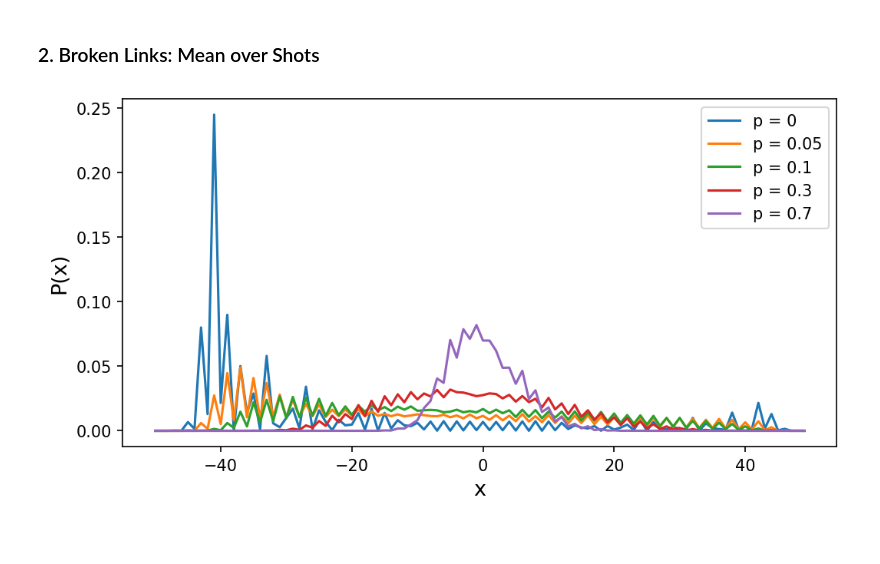
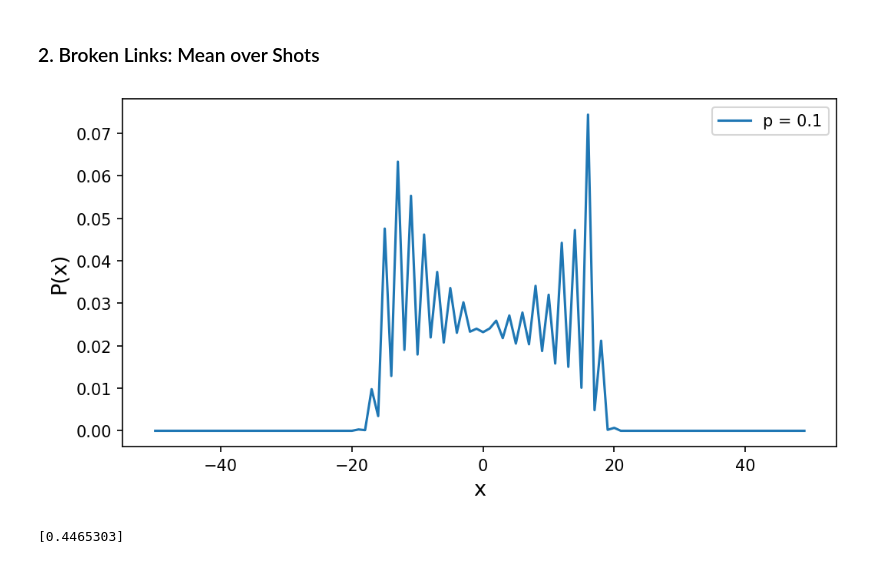
Before and after one commit to qwchagas/cirm_qw, a Jupyter notebook: sqw_broken.ipynb, the cells around one changed output. Drawn from its saved outputs; the diff is of its cells as text; code cells hidden in the pictures.

```diff
--- a/sqw_broken.ipynb
+++ b/sqw_broken.ipynb
@@ -65,38 +65,48 @@ plt.show()
 # Parameters
 n = 50
 N = 2*n
-steps = 25
-exp_samples = 500
+steps = 10
+exp_samples = 700
 
 # Angles
 theta_blue = np.pi/3
 theta_red  = np.pi/3
 
 # Probability of Breaking a Link
-p_vec = [0, 0.05, 0.1, 0.3, 0.7]
+p_vec = [0.1]
 
 # Evolution
 plt.figure(figsize=(8, 4), dpi=150)
 for p in p_vec:
     mean_value = np.zeros([N,1])
     for s in range(exp_samples):
         # Initial State
         initial_state = np.zeros([N,1])
-        initial_state[n+1] = 1
+        initial_state[n+1] = 1/np.sqrt(2)
+        initial_state[n] = 1/np.sqrt(2)
 
         for t in range(steps):
             U_blue, U_red = sqw_ops(N, theta_blue, theta_red, p)
             U = U_blue @ U_red
             initial_state = U @ initial_state
 
         mean_value += np.abs(initial_state)**2/exp_samples
 
 
     plt.plot(np.arange(0,N)-N//2, mean_value)
     plt.xlabel('x',fontsize=13)
     plt.ylabel('P(x)',fontsize=13)
 
 plt.legend([f'p = {p_vec[x]}' for x in range(len(p_vec))])
 plt.show()
 # %% [output]
-[figure, old version]
+[figure, new version]
+# %%
+mu = 0
+v = np.arange(0,N)-N//2
+for x in range(N):
+    mu += v[x]*mean_value[x]
+
+print(mu)
+# %% [output]
+[0.4465303]
```
Also changed, not shown: parts of 1 cell of this notebook, 2 other files.
